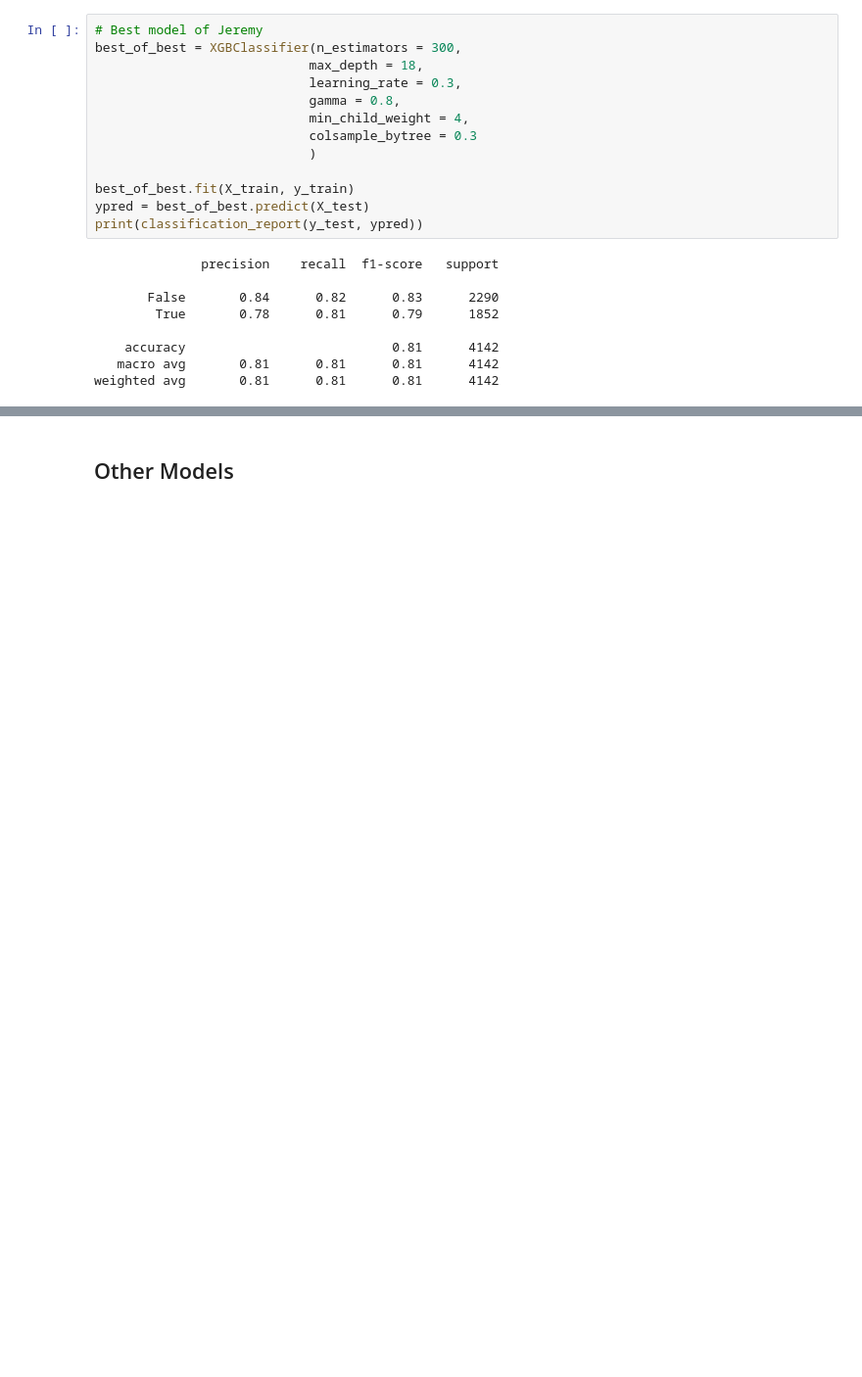
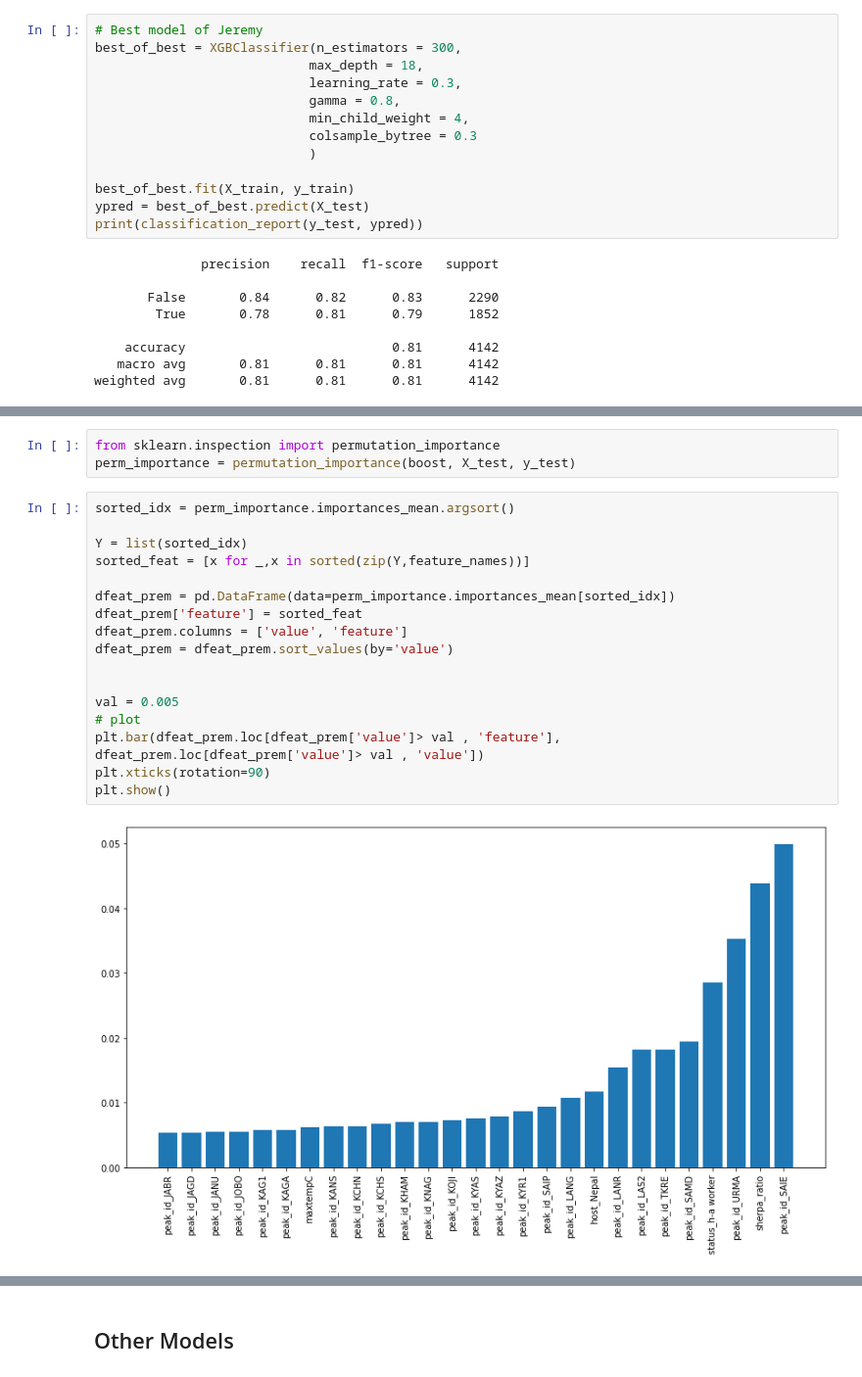
Before and after one commit to JeremyDel/himalaya-project, a Jupyter notebook: himalaya-project/kyril.ipynb, the cells around one changed output, grey strips where cells are left out. Shown at 98% size. Cells and saved outputs as stored; diff of their text form; blank space fills up the shorter version.

```diff
--- a/himalaya-project/kyril.ipynb
+++ b/himalaya-project/kyril.ipynb
@@ -172,0 +219,22 @@ weighted avg       0.81      0.81      0.81      4142
+# %%
+from sklearn.inspection import permutation_importance
+perm_importance = permutation_importance(boost, X_test, y_test)
+# %%
+sorted_idx = perm_importance.importances_mean.argsort()
+
+Y = list(sorted_idx)
+sorted_feat = [x for _,x in sorted(zip(Y,feature_names))]
+
+dfeat_prem = pd.DataFrame(data=perm_importance.importances_mean[sorted_idx])
+dfeat_prem['feature'] = sorted_feat
+dfeat_prem.columns = ['value', 'feature']
+dfeat_prem = dfeat_prem.sort_values(by='value')
+
+
+val = 0.005
+# plot
+plt.bar(dfeat_prem.loc[dfeat_prem['value']> val , 'feature'], dfeat_prem.loc[dfeat_prem['value']> val , 'value'])
+plt.xticks(rotation=90)
+plt.show()
+# %% [output]
+[figure, added]
```
Also changed, not shown: parts of 10 cells of this notebook.
